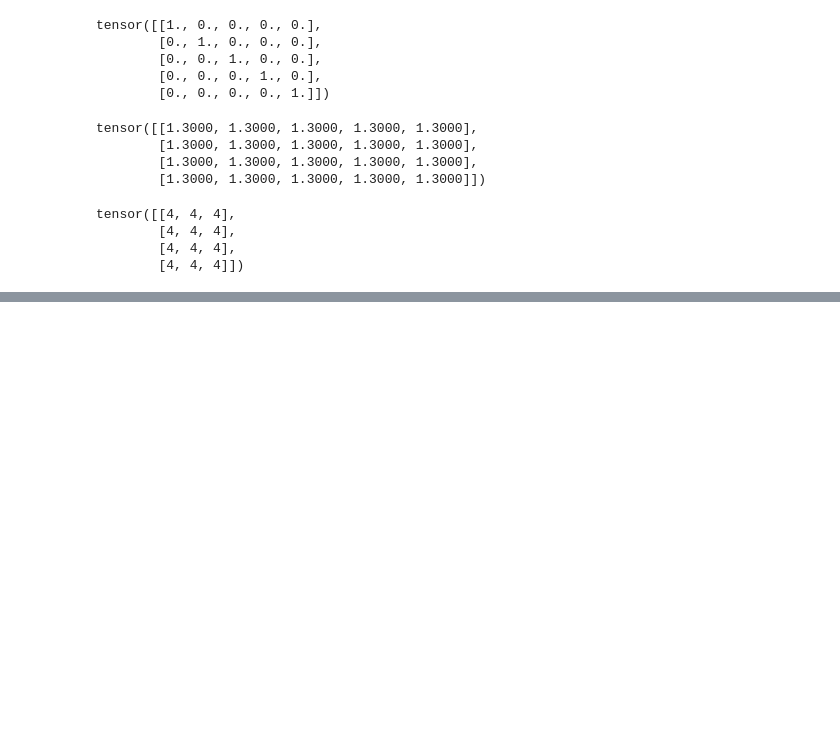
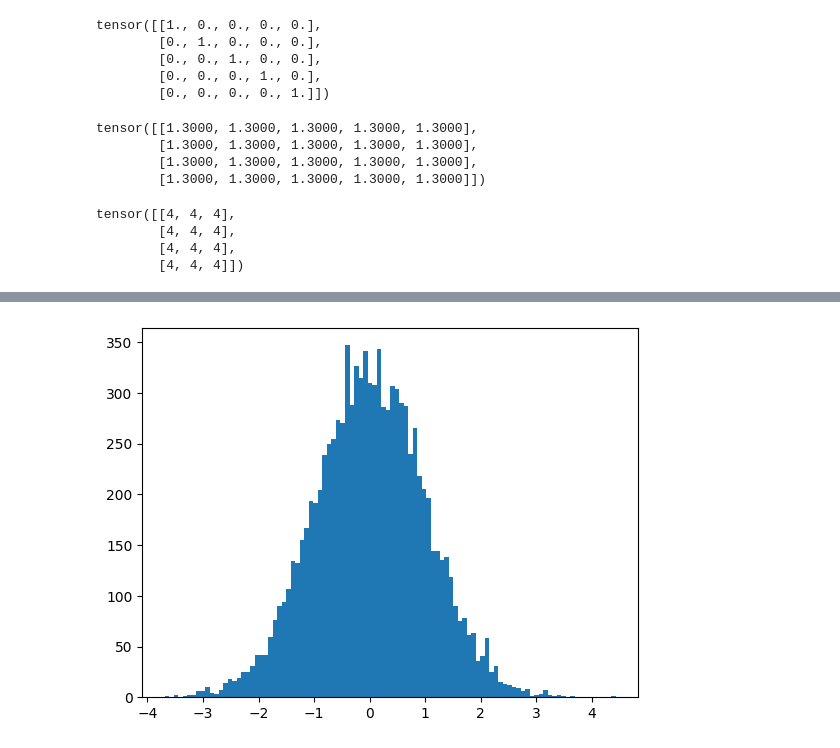
Before and after one commit to sedwna/pytorch-learn, a Jupyter notebook: src/main_pytorch.ipynb, the cells around one changed output, grey strips where cells are left out. Saved outputs shown, nothing was run; the diff lists cells and outputs as text; code cells hidden in the pictures; blank space fills up the shorter version.

```diff
--- a/src/main_pytorch.ipynb
+++ b/src/main_pytorch.ipynb
@@ -194,0 +232,5 @@ tensor([[4, 4, 4],
+# %%
+rand_gauss = torch.randn(10000)
+plt.hist(rand_gauss,100);
+# %% [output]
+[figure, added]
```
Also changed, not shown: parts of 41 cells of this notebook.
